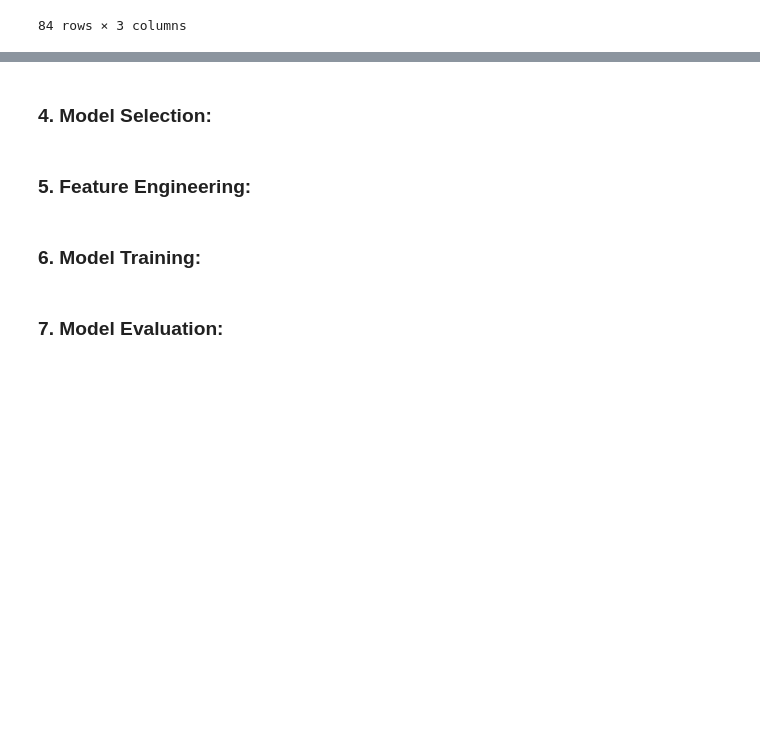
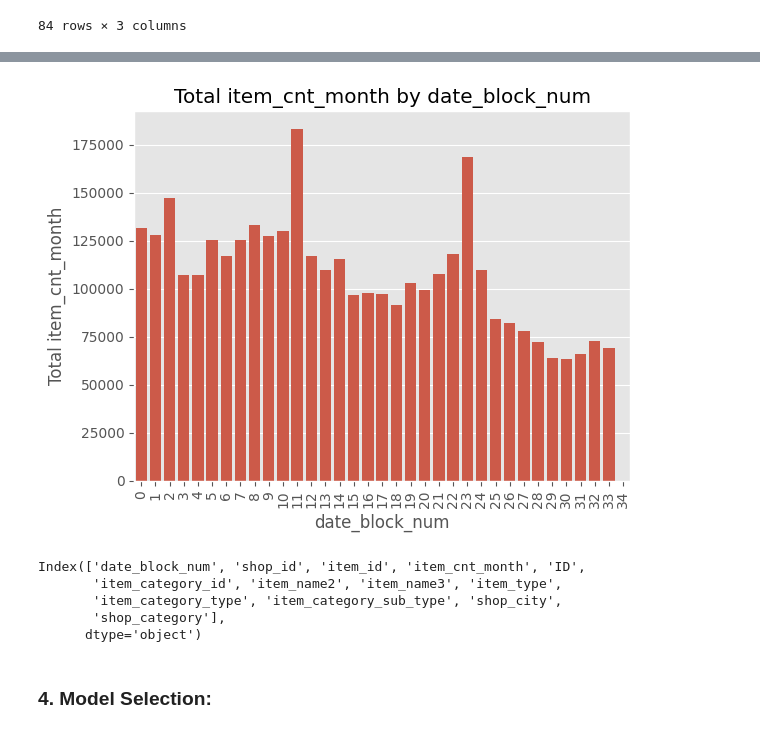
Before and after one commit to EnderMagician/FutureSalePrediction, a Jupyter notebook: FutureSalePrediction.ipynb, the cells around one changed output, grey strips where cells are left out. Cells and saved outputs as stored; diff of their text form; code cells hidden in the pictures; blank space fills up the shorter version.

```diff
--- a/FutureSalePrediction.ipynb
+++ b/FutureSalePrediction.ipynb
@@ -348,0 +405,18 @@ item_cat_df
+# %%
+group = raw_df.groupby(cols)['item_cnt_day'].aggregate(['sum'])
+group.columns = ['item_cnt_month']
+group.reset_index(inplace=True)
+group
+## tạo cái bảng dưới @@
+matrix_df = matrix_df.reset_index(drop=True)
+matrix_df = pd.merge(matrix_df, group, on=cols, how='left')
+matrix_df.fillna({'item_cnt_month':0},inplace=True)
+matrix_df['item_cnt_month'] = matrix_df['item_cnt_month'].astype('float16')
+# %%
+test_df['date_block_num'] = 34 ## chỉnh tháng của các sản phẩm cần dự đoán là 34
+test_df['date_block_num'] = test_df['date_block_num'].astype('int8')
+test_df['shop_id'] = test_df['shop_id'].astype('int8')
+test_df['item_id'] = test_df['item_id'].astype('int16')
+## chỉnh kiểu dữ liệu
+# test_df.drop(columns='ID',inplace=True) đã drop rồi nên không có nữa
+test_df
@@ -348,0 +437,5 @@ item_cat_df
+# %%
+concat_df = pd.concat([matrix_df,test_df]).copy()
+concat_df = concat_df.reset_index(drop=True)
+concat_df.fillna({'item_cnt_month':0},inplace=True)
+concat_df
@@ -348,0 +456,5 @@ item_cat_df
+# %%
+concat_df = pd.merge(concat_df, items_df, on='item_id', how='left')
+concat_df = pd.merge(concat_df, item_cat_df, on='item_category_id', how='left')
+concat_df = pd.merge(concat_df, shops_df, on='shop_id', how='left')
+concat_df
@@ -349,9 +475,24 @@ item_cat_df
+# %%
+
+# Tính tổng item_cnt_month theo date_block_num
+total_item_cnt_month_by_block = concat_df.groupby('date_block_num')['item_cnt_month'].sum().reset_index()
+
+# Vẽ biểu đồ barplot
+sns.barplot(x='date_block_num', y='item_cnt_month', data=total_item_cnt_month_by_block)
+plt.title('Total item_cnt_month by date_block_num')
+plt.xlabel('date_block_num')
+plt.ylabel('Total item_cnt_month')
+plt.xticks(rotation=90)  # Xoay nhãn trục x cho dễ đọc nếu cần
+plt.show()
+# %% [output]
+[figure, added]
+# %%
+concat_df.columns
+# %% [output]
+Index(['date_block_num', 'shop_id', 'item_id', 'item_cnt_month', 'ID',
+       'item_category_id', 'item_name2', 'item_name3', 'item_type',
+       'item_category_type', 'item_category_sub_type', 'shop_city',
+       'shop_category'],
+      dtype='object')
 # %% [markdown]
 ### 4. Model Selection:
-# %% [markdown]
-
-### 5. Feature Engineering:
-# %% [markdown]
-### 6. Model Training:
-# %% [markdown]
-### 7. Model Evaluation:
```
Also changed, not shown: parts of 29 cells of this notebook, 1 other file.
